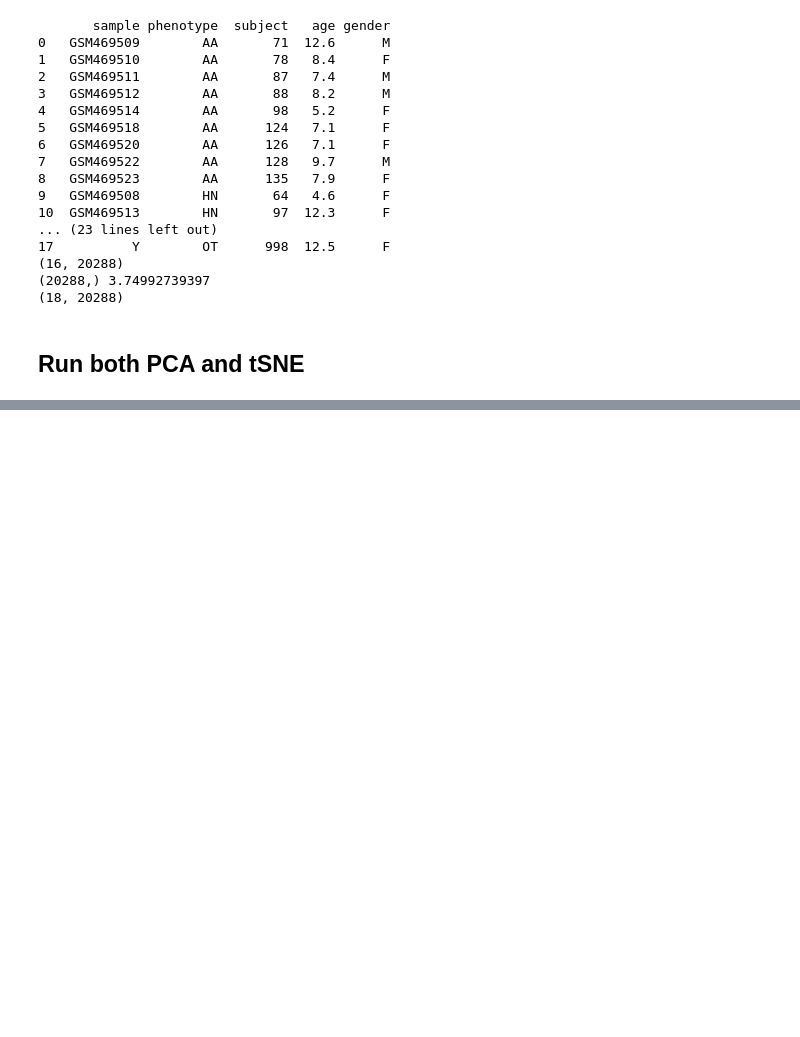
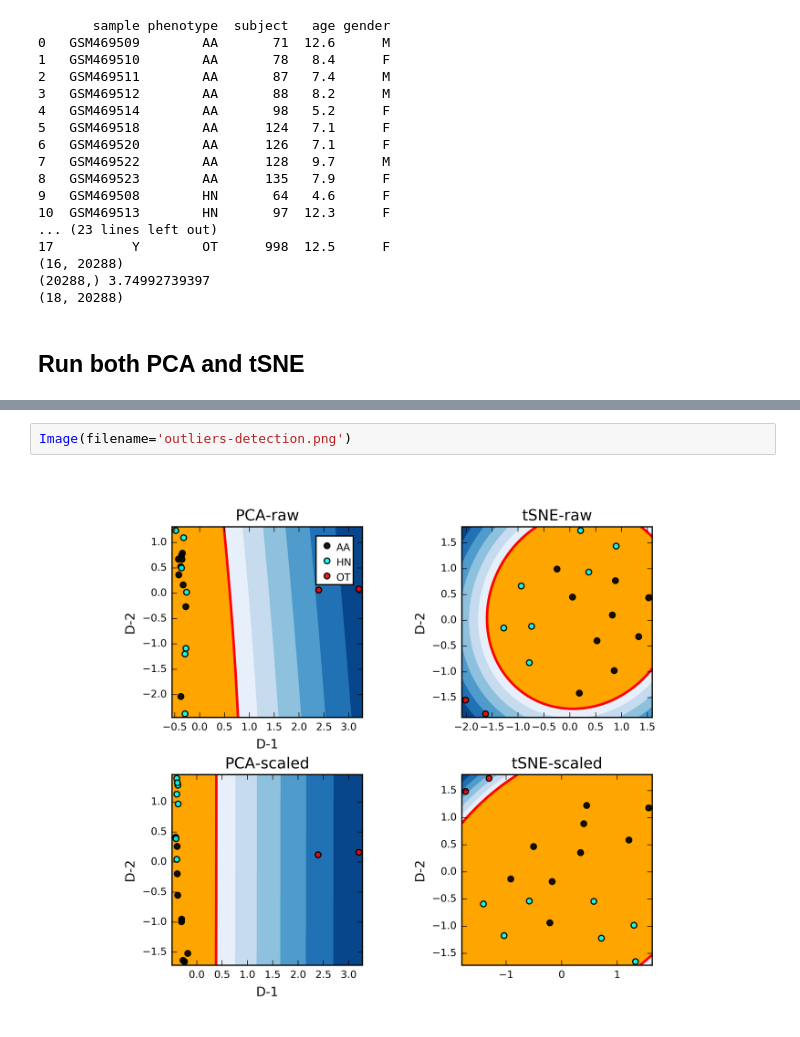
Before and after one commit to ajrichards/notebook, a Jupyter notebook: munging/projection_outliers.ipynb, the cells around one changed output, grey strips where cells are left out. Cells and saved outputs as stored; diff of their text form; blank space fills up the shorter version.

```diff
--- a/munging/projection_outliers.ipynb
+++ b/munging/projection_outliers.ipynb
@@ -130,0 +217,4 @@ Add some outliers
+# %%
+Image(filename='outliers-detection.png')
+# %% [output]
+[figure, added]
```
Also changed, not shown: parts of 10 cells of this notebook, 1 other file.
